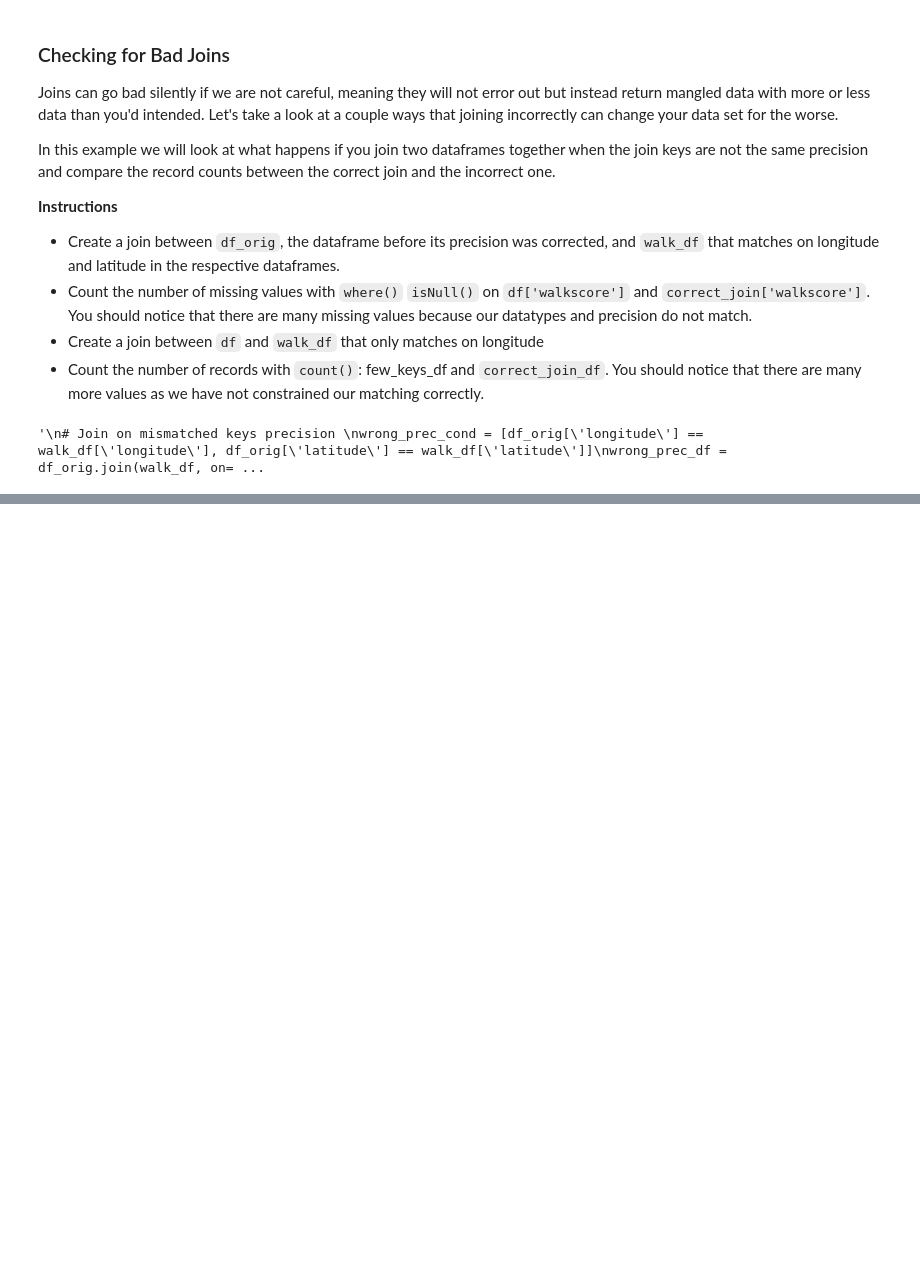
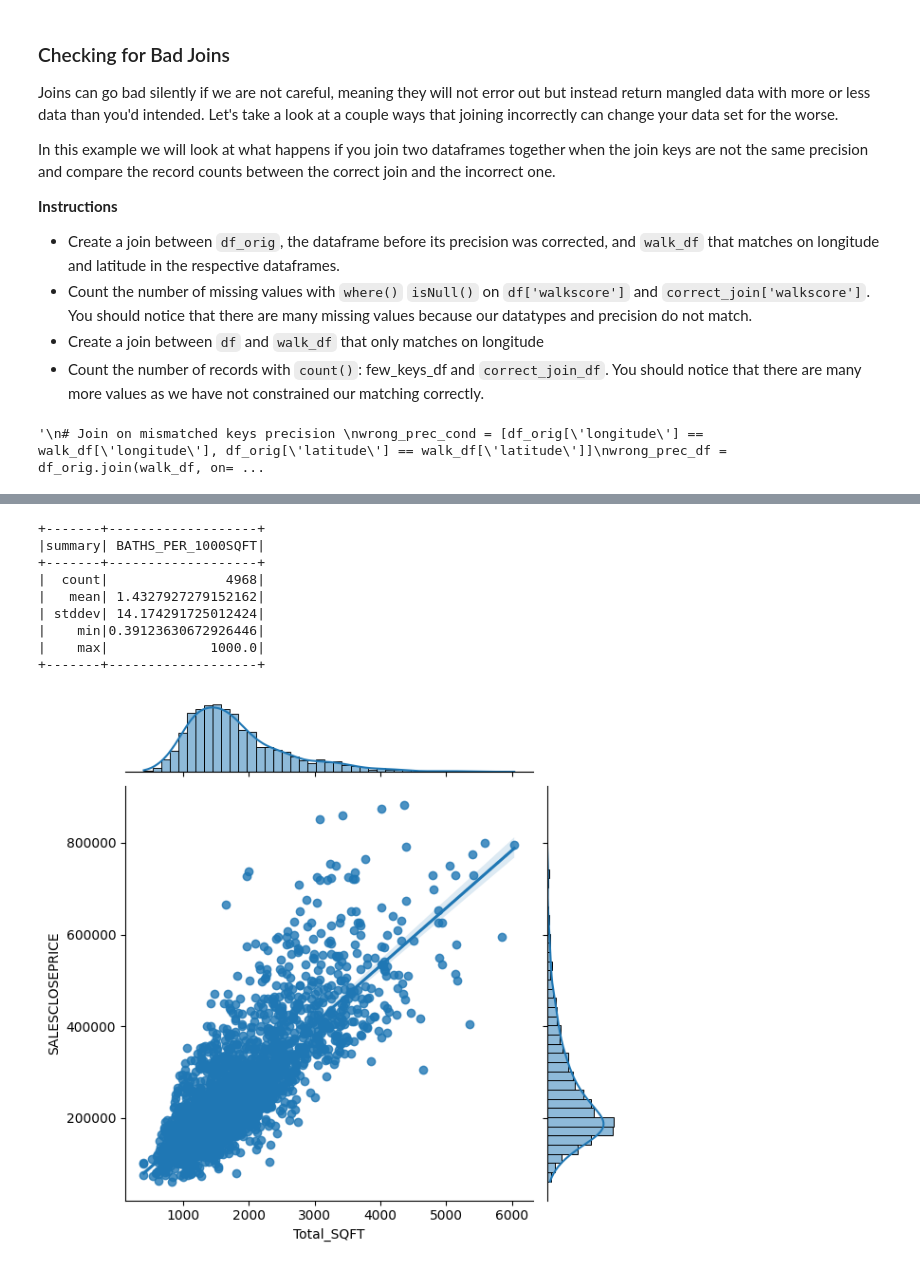
Before and after one commit to Alashmony/Feature_Engineering_with_PySpark_DataCamp, a Jupyter notebook: Fourth.ipynb, the cells around one changed output, grey strips where cells are left out. Drawn from its saved outputs; the diff is of its cells as text; code cells hidden in the pictures; blank space fills up the shorter version.

```diff
--- a/Fourth.ipynb
+++ b/Fourth.ipynb
@@ -1035,0 +1079,14 @@ print("Record Count of the Correct Join Example: " + str(correct_join_df.count()
+# %%
+# Lot size in square feet
+acres_to_sqfeet = 43560
+df = df.withColumn('LOT_SIZE_SQFT', df['ACRES'] * acres_to_sqfeet)
+
+# Create new column YARD_SIZE
+df = df.withColumn('YARD_SIZE', df['LOT_SIZE_SQFT'] - df['FOUNDATIONSIZE'])
+
+# Corr of ACRES vs SALESCLOSEPRICE
+print("Corr of ACRES vs SALESCLOSEPRICE: " + str(df.corr('ACRES', 'SALESCLOSEPRICE')))
+# Corr of FOUNDATIONSIZE vs SALESCLOSEPRICE
+print("Corr of FOUNDATIONSIZE vs SALESCLOSEPRICE: " + str(df.corr('FOUNDATIONSIZE', 'SALESCLOSEPRICE')))
+# Corr of YARD_SIZE vs SALESCLOSEPRICE
+print("Corr of YARD_SIZE vs SALESCLOSEPRICE: " + str(df.corr('YARD_SIZE', 'SALESCLOSEPRICE')))
@@ -1035,0 +1106,10 @@ print("Record Count of the Correct Join Example: " + str(correct_join_df.count()
+# %%
+# ASSESSED_TO_LIST
+df = df.withColumn('ASSESSED_TO_LIST', df['ASSESSEDVALUATION'] / df['LISTPRICE'])
+df[['ASSESSEDVALUATION', 'LISTPRICE', 'ASSESSED_TO_LIST']].show(5)
+# TAX_TO_LIST
+df = df.withColumn('TAX_TO_LIST', df['TAXES'] / df['LISTPRICE'])
+df[['TAX_TO_LIST', 'TAXES', 'LISTPRICE']].show(5)
+# BED_TO_BATHS
+df = df.withColumn('BED_TO_BATHS', df['BEDROOMS'] / df['BATHSTOTAL'])
+df[['BED_TO_BATHS', 'BEDROOMS', 'BATHSTOTAL']].show(5)
@@ -1035,0 +1165,27 @@ print("Record Count of the Correct Join Example: " + str(correct_join_df.count()
+# %%
+# Create new feature by adding two features together
+df = df.withColumn('Total_SQFT', df['SQFTBELOWGROUND'] + df['SQFTABOVEGROUND'])
+
+# Create additional new feature using previously created feature
+df = df.withColumn('BATHS_PER_1000SQFT', df['BATHSTOTAL'] / (df['Total_SQFT'] / 1000))
+df[['BATHS_PER_1000SQFT']].describe().show()
+
+# Sample and create pandas dataframe
+pandas_df = df[['Total_SQFT','BATHS_PER_1000SQFT', 'SALESCLOSEPRICE']].sample(False, 0.5, 0).toPandas()
+
+# Linear model plots
+sns.jointplot(x='Total_SQFT', y='SALESCLOSEPRICE', data=pandas_df, kind="reg")#, stat_func=r2)
+plt.show()
+sns.jointplot(x='BATHS_PER_1000SQFT', y='SALESCLOSEPRICE', data=pandas_df, kind="reg")#, stat_func=r2)
+plt.show()
+# %% [output]
++-------+-------------------+
+|summary| BATHS_PER_1000SQFT|
++-------+-------------------+
+|  count|               4968|
+|   mean| 1.4327927279152162|
+| stddev| 14.174291725012424|
+|    min|0.39123630672926446|
+|    max|             1000.0|
++-------+-------------------+
+[figure, added]
```
Also changed, not shown: parts of 97 cells of this notebook, 1 other file.
